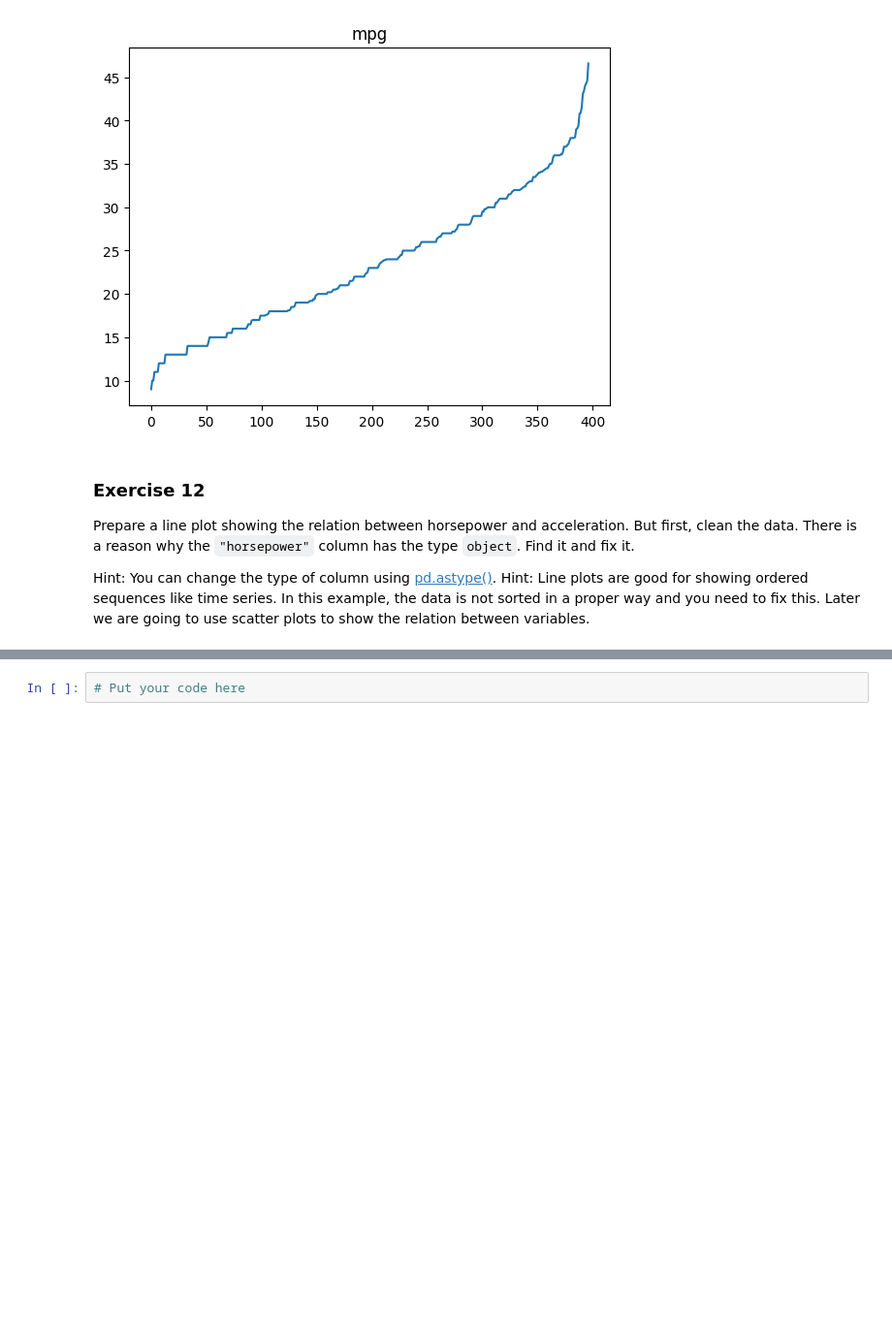
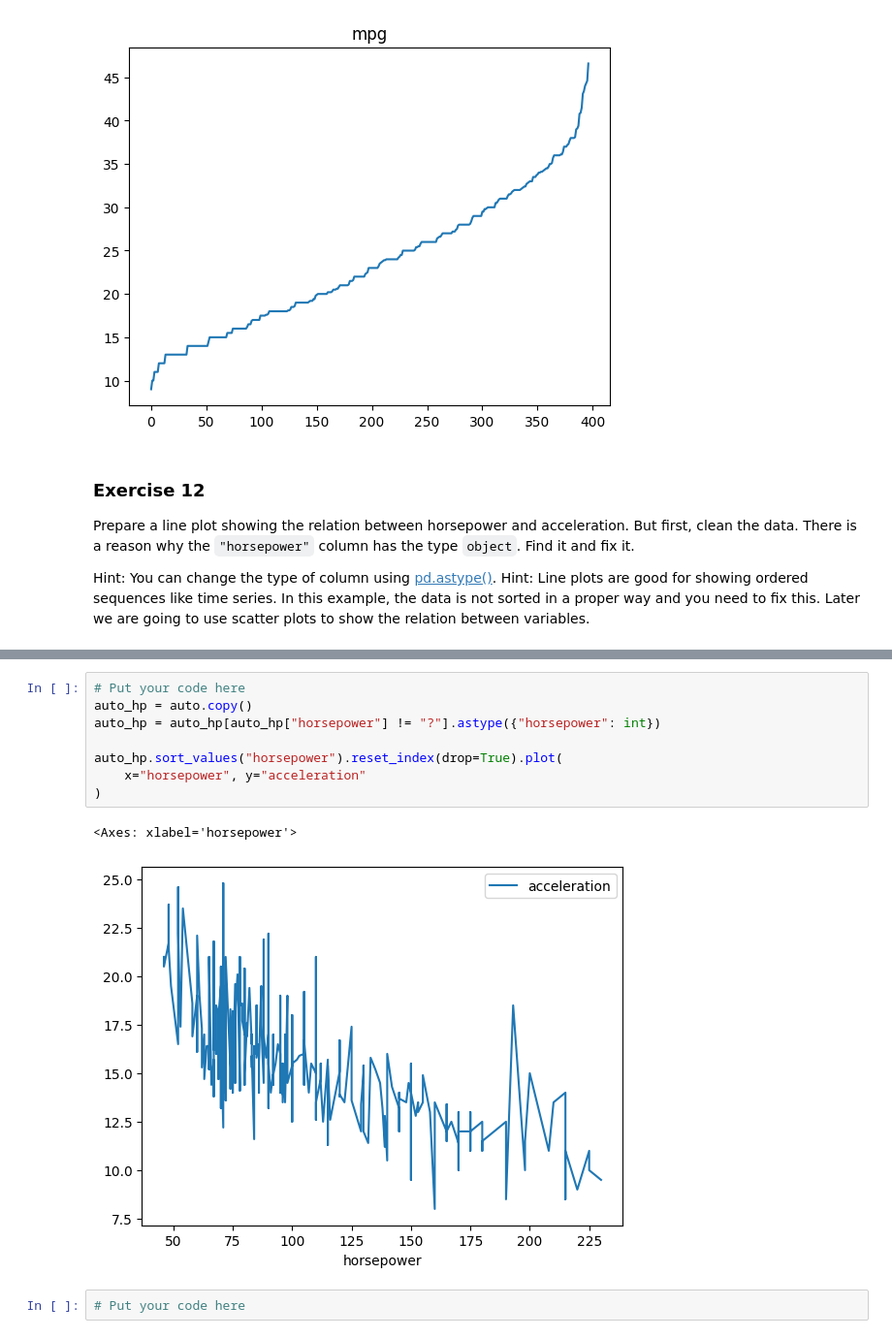
Before and after one commit to Sivvak/sml, a Jupyter notebook: lab1/1_Introduction,_visualization,_descriptive_statistics_student_version.ipynb, the cells around one changed output, grey strips where cells are left out. Shown at 97% size. Drawn from its saved outputs; the diff is of its cells as text; blank space fills up the shorter version.

```diff
--- a/lab1/1_Introduction,_visualization,_descriptive_statistics_student_version.ipynb
+++ b/lab1/1_Introduction,_visualization,_descriptive_statistics_student_version.ipynb
@@ -601,3 +582,14 @@ memory usage: 30.6+ KB
+# %%
+# Put your code here
+auto_hp = auto.copy()
+auto_hp = auto_hp[auto_hp["horsepower"] != "?"].astype({"horsepower": int})
+
+auto_hp.sort_values("horsepower").reset_index(drop=True).plot(
+    x="horsepower", y="acceleration"
+)
+# %% [output]
+<Axes: xlabel='horsepower'>
+[figure, added]
 # %%
 # Put your code here
 # %% [output]
```
Also changed, not shown: parts of 6 cells of this notebook, 1 other file.
